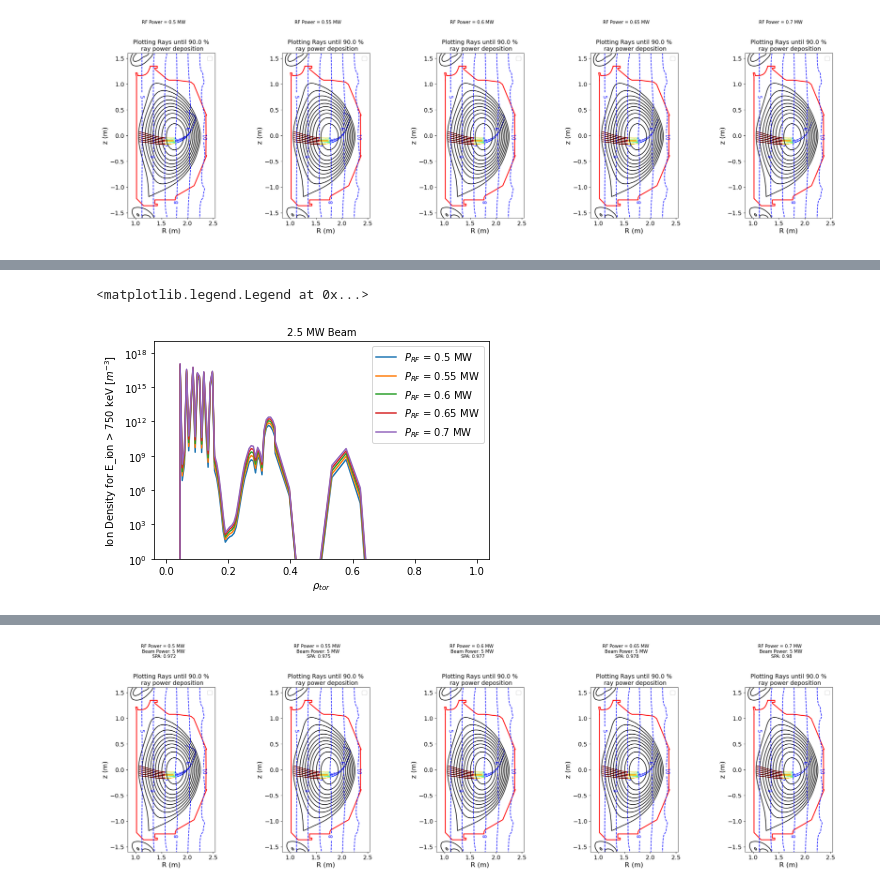
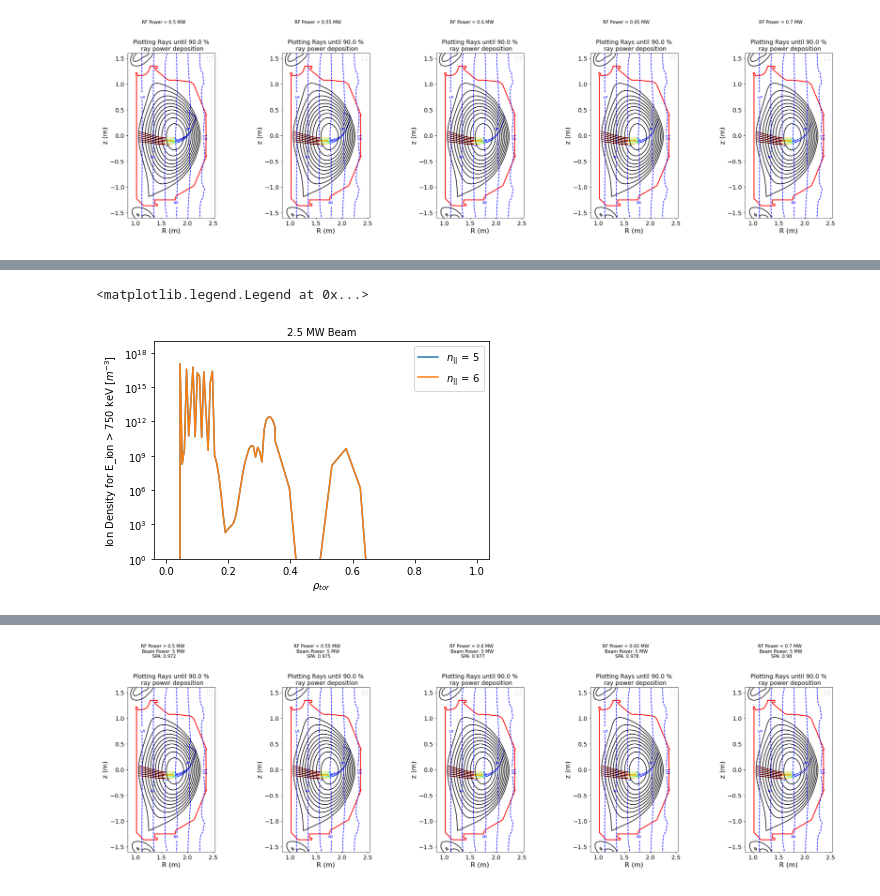
Before and after one commit to vandelij/genray_cql3d_plots, a Jupyter notebook: shots/147634/scan_npar/beam_5_RF_0_7/npar_scan_notebook.ipynb, the cells around one changed output, grey strips where cells are left out. Saved outputs shown, nothing was run; the diff lists cells and outputs as text; code cells hidden in the pictures.

```diff
--- a/shots/147634/scan_npar/beam_5_RF_0_7/npar_scan_notebook.ipynb
+++ b/shots/147634/scan_npar/beam_5_RF_0_7/npar_scan_notebook.ipynb
@@ -502,17 +498,13 @@ plt.legend()
-# %%
-# plot_energetic_ion_density_versus_rho(min_E=750, f=f0_5, species_index=0, beam_label=r'$P_{RF}$ = 0.5 MW')
-# plot_energetic_ion_density_versus_rho(min_E=750, f=f0_55, species_index=0, beam_label=r'$P_{RF}$ = 0.55 MW')
-# plot_energetic_ion_density_versus_rho(min_E=750, f=f0_6, species_index=0, beam_label=r'$P_{RF}$ = 0.6 MW')
-# plot_energetic_ion_density_versus_rho(min_E=750, f=f0_65, species_index=0, beam_label=r'$P_{RF}$ = 0.65 MW')
-# plot_energetic_ion_density_versus_rho(min_E=750, f=f0_7, species_index=0, beam_label=r'$P_{RF}$ = 0.7 MW')
-for i in range(len(f_array)):
-    label = r'$P_{RF}$ = ' + str(scan_var_array[i]) + ' MW'
-    plot_energetic_ion_density_versus_rho(min_E=750, f=f_array[i], species_index=0, beam_label=label)
-plt.title('2.5 MW Beam')
-plt.legend()
-# %% [output]
-<matplotlib.legend.Legend at 0x...>
-[figure, removed]
+# %%
+
+for i in range(len(f_array)):
+    label = r'$n_{||}$ = ' + str(scan_var_array[i])
+    plot_energetic_ion_density_versus_rho(min_E=750, f=f_array[i], species_index=0, beam_label=label)
+plt.title('2.5 MW Beam')
+plt.legend()
+# %% [output]
+<matplotlib.legend.Legend at 0x...>
+[figure, added]
 # %%
 # NB power area
 species_index = 0
```
Also changed, not shown: parts of 6 cells of this notebook.
